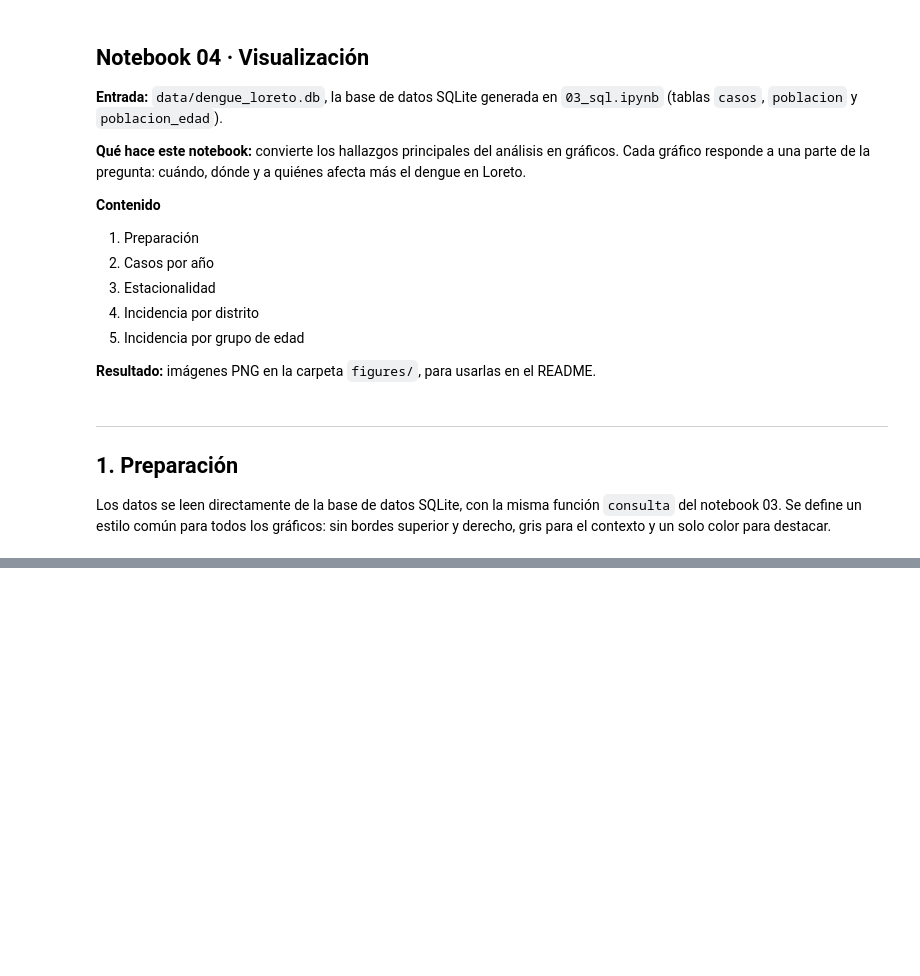
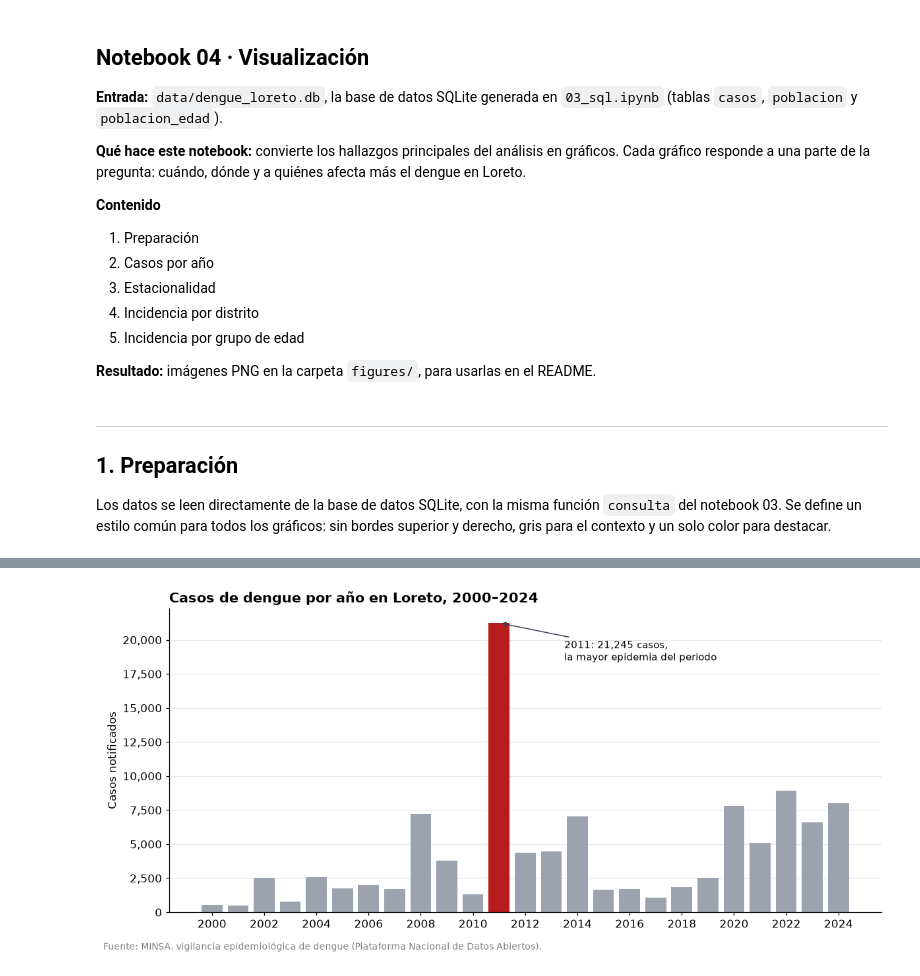
Before and after one commit to David-Sac/dengue-loreto, a Jupyter notebook: notebooks/04_visualizacion.ipynb, the cells around one changed output, grey strips where cells are left out. Drawn from its saved outputs; the diff is of its cells as text; code cells hidden in the pictures; blank space fills up the shorter version.

```diff
--- a/notebooks/04_visualizacion.ipynb
+++ b/notebooks/04_visualizacion.ipynb
@@ -47,0 +53,36 @@ FUENTE = "Fuente: MINSA, vigilancia epidemiológica de dengue (Plataforma Nacion
+# %%
+por_anio = consulta("""
+SELECT ano, COUNT(*) AS casos
+FROM casos
+GROUP BY ano
+ORDER BY ano
+""")
+
+# Un color por barra: rojo para 2011, gris para el resto
+colores = [COLOR_DESTACADO if anio == 2011 else COLOR_BASE for anio in por_anio["ano"]]
+
+fig, ax = plt.subplots(figsize=(11, 5))
+ax.bar(por_anio["ano"], por_anio["casos"], color=colores)
+
+# Nota con flecha sobre el pico
+ax.annotate(
+    "2011: 21,245 casos,\nla mayor epidemia del periodo",
+    xy=(2011, 21245),        # punto al que apunta la flecha
+    xytext=(2013.5, 18500),  # dónde va el texto
+    arrowprops=dict(arrowstyle="->", color="#374151"),
+    fontsize=10,
+)
+
+ax.set_title("Casos de dengue por año en Loreto, 2000–2024", loc="left", fontsize=14, fontweight="bold")
+ax.set_ylabel("Casos notificados")
+ax.set_xticks(por_anio["ano"][::2])   # un año sí y otro no, para que no se amontonen
+ax.yaxis.set_major_formatter(plt.FuncFormatter(lambda x, _: f"{x:,.0f}"))
+ax.grid(axis="y", alpha=0.3)
+ax.set_axisbelow(True)                # la cuadrícula queda detrás de las barras
+
+fig.text(0.01, -0.02, FUENTE, fontsize=9, color="gray")
+plt.tight_layout()
+fig.savefig("../figures/01_casos_por_anio.png", dpi=150, bbox_inches="tight")
+plt.show()
+# %% [output]
+[figure, added]
```
Also changed, not shown: parts of 4 cells of this notebook, 1 other file.
